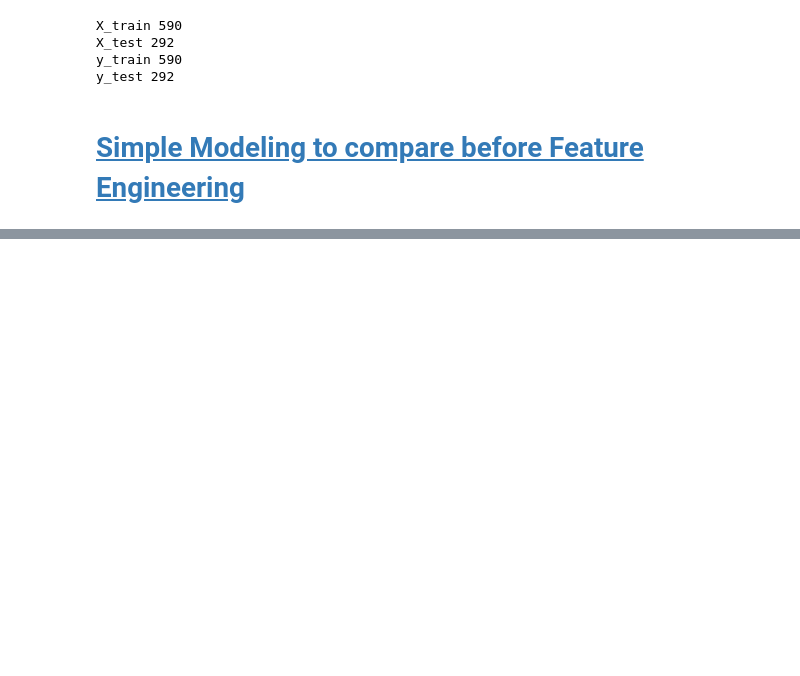
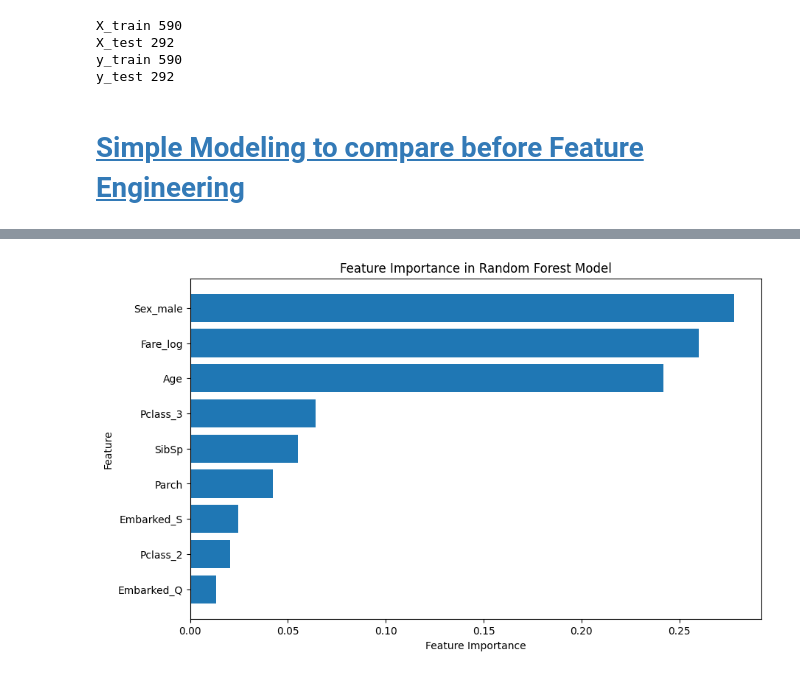
Before and after one commit to Moraw1993/Programowanie-SI, a Jupyter notebook: 5. Sklearn/titanic.ipynb, the cells around one changed output, grey strips where cells are left out. Cells and saved outputs as stored; diff of their text form; code cells hidden in the pictures; blank space fills up the shorter version.

Commit message:
Feature Engineering, Modeling and Saving

```diff
--- a/5. Sklearn/titanic.ipynb
+++ b/5. Sklearn/titanic.ipynb
@@ -879,7 +874,12 @@ X
 # %% [markdown]
 # <a id='toc7_'></a>[Split data](#toc0_)
+# %%
+def split_data(X, y):
+    X_train, X_test, y_train, y_test = train_test_split(X, y, test_size=0.33, random_state=42, stratify=y)
+    return X_train, X_test, y_train, y_test
 # %%
-X_train, X_test, y_train, y_test = train_test_split(X, y, test_size=0.33, random_state=42, stratify=y)
+X_train, X_test, y_train, y_test = split_data(X,y)
+
 print("X_train",len(X_train))
 print("X_test",len(X_test))
 print("y_train",len(y_train))
@@ -913,0 +918,15 @@ Testing Accuracy: % 78.42
+# %%
+logreg = LogisticRegression(max_iter=1000, random_state=42)
+logreg.fit(X_train, y_train)
+
+svc = SVC(kernel='rbf', C=1, gamma=0.01, random_state=42)
+svc.fit(X_train, y_train)
+
+rfc = RandomForestClassifier(n_estimators=100, random_state=42)
+rfc.fit(X_train, y_train)
+
+dtc = DecisionTreeClassifier(random_state=42, max_depth=6, min_samples_split=5)
+dtc.fit(X_train, y_train)
+
+knn = KNeighborsClassifier(n_neighbors=10)
+knn.fit(X_train, y_train)
@@ -913,0 +952,23 @@ Testing Accuracy: % 78.42
+# %%
+# Uzyskanie ważności cech z modelu Random Forest
+feature_importances = rfc.feature_importances_
+
+# Nazwy cech
+feature_names = X.columns
+
+# Tworzenie DataFrame z ważnościami cech
+feature_importance_df = pd.DataFrame({'Feature': feature_names, 'Importance': feature_importances})
+
+# Sortowanie wartości według ważności malejąco
+feature_importance_df = feature_importance_df.sort_values(by='Importance', ascending=False)
+
+# Tworzenie wykresu ważności cech
+plt.figure(figsize=(10, 6))
+plt.barh(feature_importance_df['Feature'], feature_importance_df['Importance'], align='center')
+plt.xlabel('Feature Importance')
+plt.ylabel('Feature')
+plt.title('Feature Importance in Random Forest Model')
+plt.gca().invert_yaxis()  # Odwrócenie osi Y, aby najważniejsze cechy były na górze
+plt.show()
+# %% [output]
+[figure, added]
```
Also changed, not shown: parts of 63 cells of this notebook, 1 other file.
